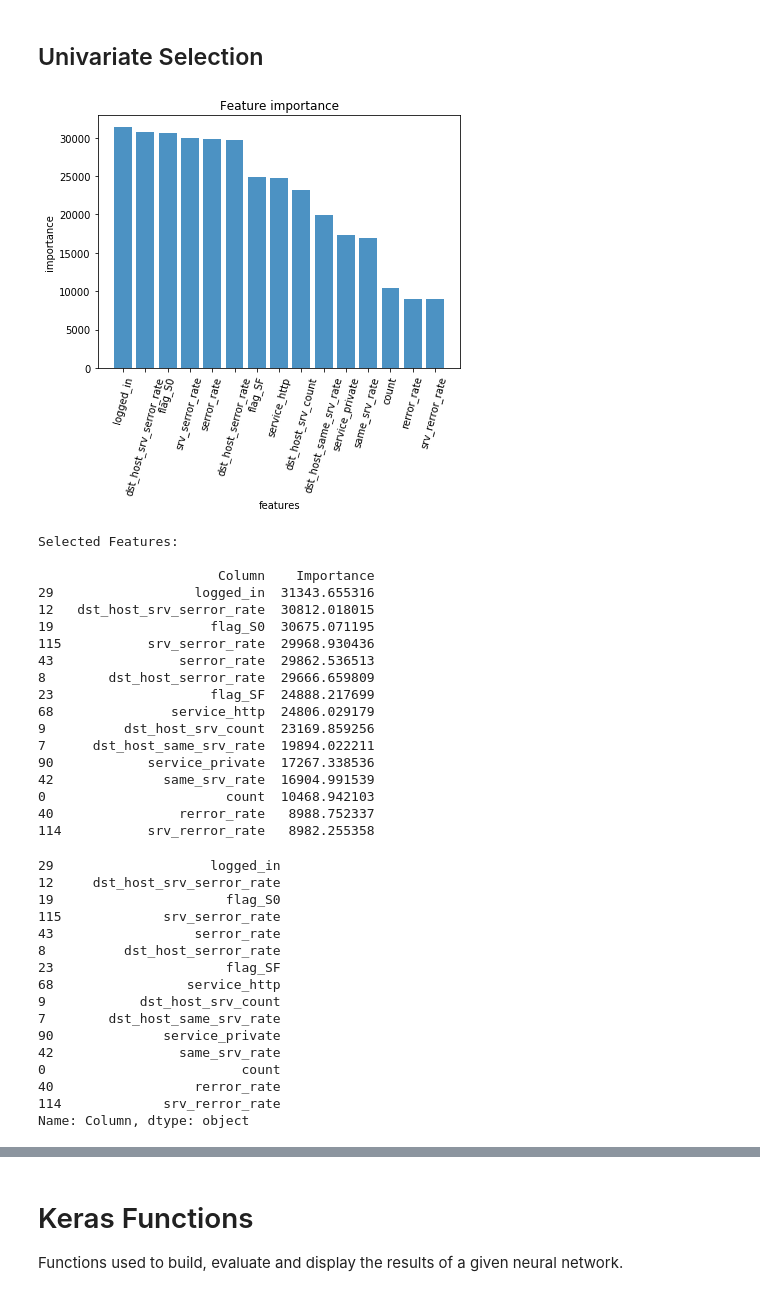
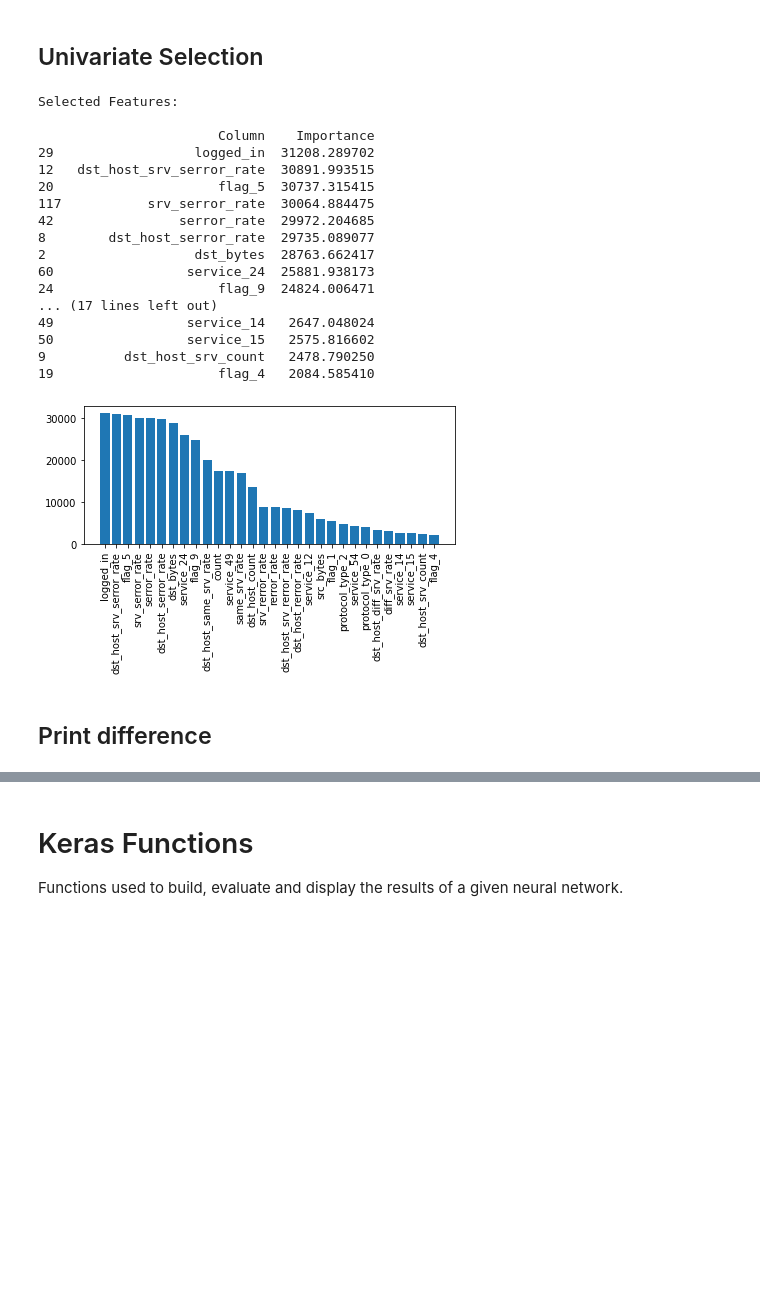
Before and after one commit to AlviseDeFaveri/IDS-NN, a Jupyter notebook: src/IDS.ipynb, the cells around one changed output, grey strips where cells are left out. Cells and saved outputs as stored; diff of their text form; code cells hidden in the pictures; blank space fills up the shorter version.

```diff
--- a/src/IDS.ipynb
+++ b/src/IDS.ipynb
@@ -816,4 +958,4 @@ def extraTreeRank(df, N_SELECTED):
 # %%
-traindf = pd.read_pickle('/content/drive/My Drive/Colab Notebooks/train_treated.pkl')
-extraTreeRank(traindf, 15)
+df = pd.read_pickle('train_treated.pkl')
+extraTreeCols = extraTreeRank(df)
 # %% [output]
@@ -836,11 +967,12 @@ import pandas as pd
 import numpy as np
 from sklearn.feature_selection import SelectKBest
 from sklearn.feature_selection import chi2
+from sklearn.feature_selection import f_classif, mutual_info_classif
 
 def univariateSel(df, N_SELECTED):
   # divide target from dataset
-  X = df[df.columns.difference(["class_anomaly", "class_normal"])]
-  Y = df[["class_anomaly", "class_normal"]]
+  X = df[df.columns.difference(["class"])]
+  Y = df[["class"]]
 
   #apply SelectKBest class to extract top N best features
   bestfeatures = SelectKBest(score_func=chi2, k=N_SELECTED)
@@ -852,48 +984,39 @@ def univariateSel(df, N_SELECTED):
   featureScores = pd.concat([dfcolumns,dfscores],axis=1)
   featureScores.columns = ['Column','Importance']  #naming the dataframe columns
 
-  plotRanking(featureScores.sort_values('Importance', ascending=0), N_SELECTED)
+  sorted = featureScores.sort_values('Importance', ascending=0)
+
+  plt.figure()
+  plt.bar(sorted["Column"][:N_SELECTED],sorted["Importance"][:N_SELECTED] )
+  plt.xticks(rotation=90)
+  plt.tight_layout()
+  plt.savefig("figs/univariate.png", bbox_inches='tight')
 
   print("\nSelected Features:\n")
   print(featureScores.nlargest(N_SELECTED,'Importance'))  #print 10 best features
 
   return featureScores.nlargest(N_SELECTED,'Importance').Column
 # %%
-traindf = pd.read_pickle('/content/drive/My Drive/Colab Notebooks/train_treated.pkl')
-univariateSel(traindf, 15)
+traindf = pd.read_pickle('train_treated.pkl')
+univariateCols = univariateSel(traindf, 30)
 # %% [output]
+Selected Features:
+
+                       Column    Importance
+29                  logged_in  31208.289702
+12   dst_host_srv_serror_rate  30891.993515
+20                     flag_5  30737.315415
+117           srv_serror_rate  30064.884475
+42                serror_rate  29972.204685
+8        dst_host_serror_rate  29735.089077
+2                   dst_bytes  28763.662417
+60                 service_24  25881.938173
+24                     flag_9  24824.006471
+... (17 lines left out)
+49                 service_14   2647.048024
+50                 service_15   2575.816602
+9          dst_host_srv_count   2478.790250
+19                     flag_4   2084.585410
-[figure, old version]
+[figure, new version]
-Selected Features:
-
-                       Column    Importance
-29                  logged_in  31343.655316
-12   dst_host_srv_serror_rate  30812.018015
-19                    flag_S0  30675.071195
-115           srv_serror_rate  29968.930436
-43                serror_rate  29862.536513
-8        dst_host_serror_rate  29666.659809
-23                    flag_SF  24888.217699
-68               service_http  24806.029179
-9          dst_host_srv_count  23169.859256
-7      dst_host_same_srv_rate  19894.022211
-90            service_private  17267.338536
-42              same_srv_rate  16904.991539
-0                       count  10468.942103
-40                rerror_rate   8988.752337
-114           srv_rerror_rate   8982.255358
-29                    logged_in
-12     dst_host_srv_serror_rate
-19                      flag_S0
-115             srv_serror_rate
-43                  serror_rate
-8          dst_host_serror_rate
-23                      flag_SF
-68                 service_http
-9            dst_host_srv_count
-7        dst_host_same_srv_rate
-90              service_private
-42                same_srv_rate
-0                         count
-40                  rerror_rate
-114             srv_rerror_rate
-Name: Column, dtype: object
+# %% [markdown]
+## Print difference
```
Also changed, not shown: parts of 126 cells of this notebook, 2 other files.
